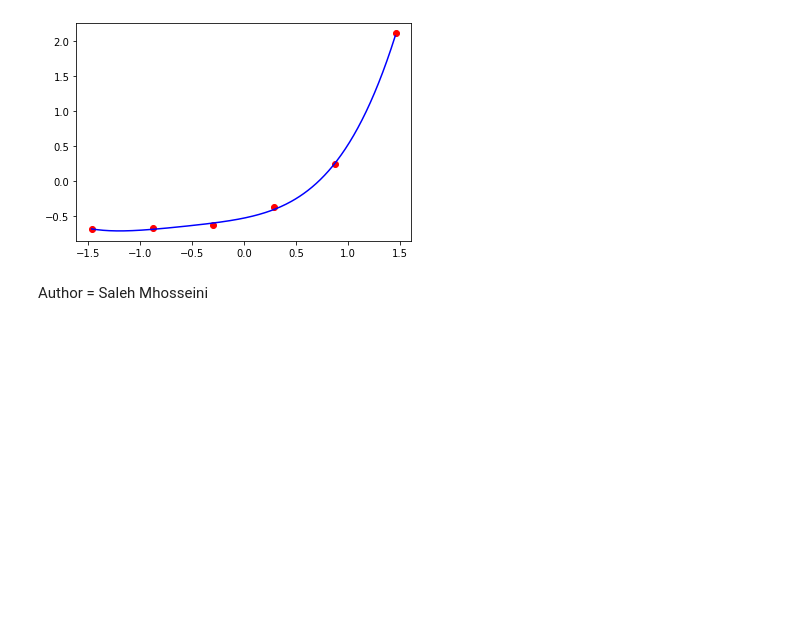
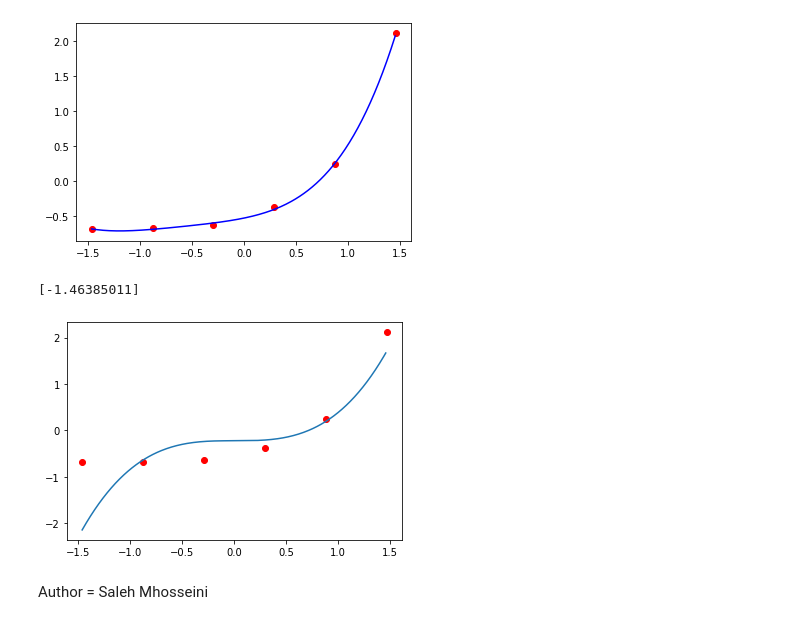
Before and after one commit to salehmhosseini/regression_me, a Jupyter notebook: projects/polynomial regression/train1.ipynb, the cells around one changed output. Cells and saved outputs as stored; diff of their text form; code cells hidden in the pictures; blank space fills up the shorter version.

```diff
--- a/projects/polynomial regression/train1.ipynb
+++ b/projects/polynomial regression/train1.ipynb
@@ -65,5 +65,14 @@ plt.plot(x_grid , regressor2.predict(poly.fit_transform(x_grid)), c = 'b')
 # %% [output]
 [<matplotlib.lines.Line2D at 0x...>]
 [figure]
+# %%
+plt.scatter(feature , target , c='r')
+xx = np.arange(min(feature) , max(feature) , 0.01)
+yy = regressor2.intercept_[0]+regressor2.coef_[0][0]*xx+regressor2.coef_[0][1]+xx*regressor2.coef_[0][2]*np.power(xx , 2)+regressor2.coef_[0][3]*np.power(xx , 3)
+plt.plot(xx , yy)
+print(min(feature))
+# %% [output]
+[-1.46385011]
+[figure, added]
 # %% [markdown]
 Author = Saleh Mhosseini
```
